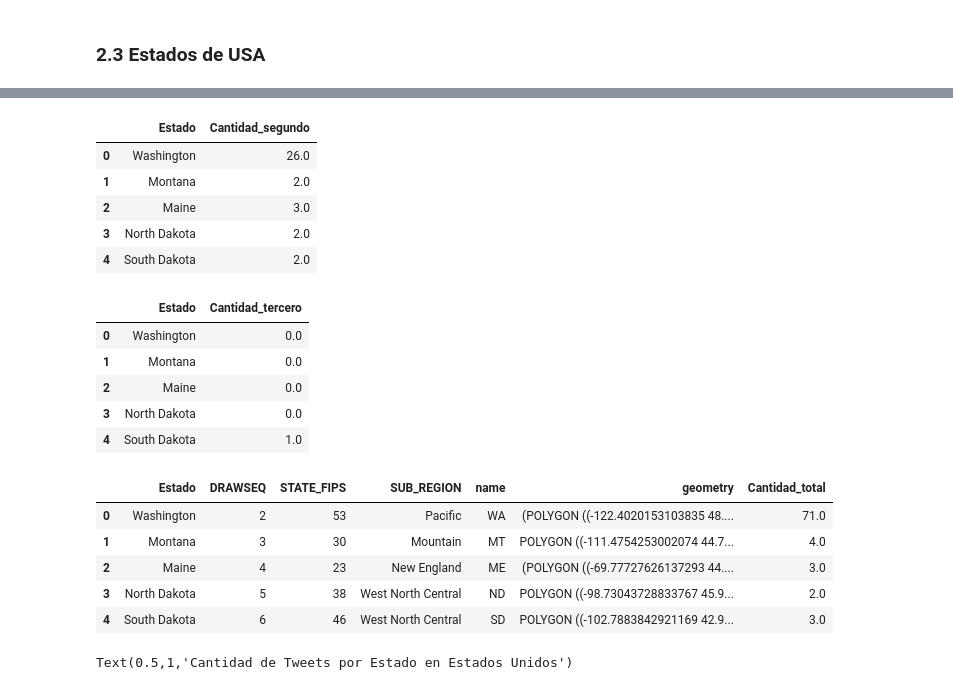
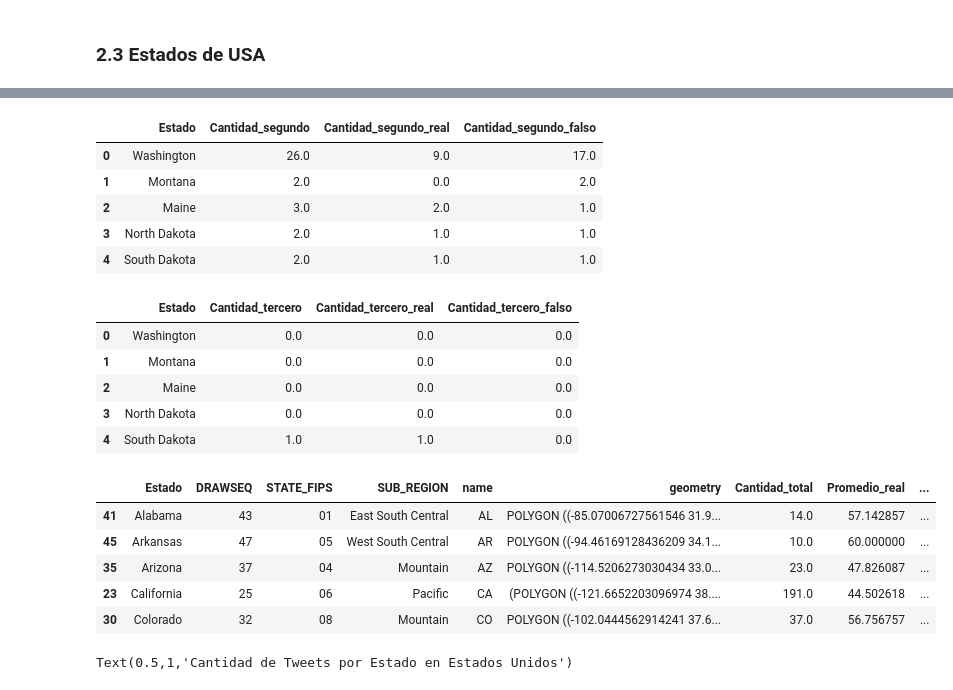
Before and after one commit to SergioCalvani/75.06-Datos-TP1-2020, a Jupyter notebook: Junto.ipynb, the cells around one changed output, grey strips where cells are left out. Cells and saved outputs as stored; diff of their text form; code cells hidden in the pictures.

```diff
--- a/Junto.ipynb
+++ b/Junto.ipynb
@@ -588,8 +588,10 @@ estados_primero.rename(columns={'STATE_NAME':'name'},inplace=True)
 cantidad_estados_primero=pd.merge(estados_primero,cantidad_primero,on='name',how='left')
 cantidad_estados_primero.rename(columns={'name':'Estado','STATE_ABBR':'name'},inplace=True)
 cantidad_estados_primero=pd.merge(cantidad_estados_primero,cantidad_primero,on='name',how='left')
-cantidad_estados_primero.fillna(value={'cantidad_x':0,'cantidad_y':0},inplace=True)
-cantidad_estados_primero['Cantidad_primero']=cantidad_estados_primero['cantidad_x']+cantidad_estados_primero['cantidad_y']
-cantidad_estados_primero.drop(columns={'cantidad_x','cantidad_y'},inplace=True)
+cantidad_estados_primero.fillna(value={'Cantidad_primero_x':0,'Cantidad_primero_y':0,'Cantidad_primero_real_x':0,'Cantidad_primero_real_y':0,'Cantidad_primero_falso_x':0,'Cantidad_primero_falso_y':0},inplace=True)
+cantidad_estados_primero['Cantidad_primero']=cantidad_estados_primero['Cantidad_primero_x']+cantidad_estados_primero['Cantidad_primero_y']
+cantidad_estados_primero['Cantidad_primero_real']=cantidad_estados_primero['Cantidad_primero_real_x']+cantidad_estados_primero['Cantidad_primero_real_y']
+cantidad_estados_primero['Cantidad_primero_falso']=cantidad_estados_primero['Cantidad_primero_falso_x']+cantidad_estados_primero['Cantidad_primero_falso_y']
+cantidad_estados_primero.drop(columns={'Cantidad_primero_x','Cantidad_primero_y','Cantidad_primero_real_x','Cantidad_primero_real_y','Cantidad_primero_falso_x','Cantidad_primero_falso_y'},inplace=True)
 cantidad_estados_primero.head()
 # %% [output]
@@ -605,47 +607,56 @@ estados_segundo.rename(columns={'STATE_NAME':'name'},inplace=True)
 cantidad_estados_segundo=pd.merge(estados_segundo,cantidad_segundo,on='name',how='left')
 cantidad_estados_segundo.rename(columns={'name':'Estado','STATE_ABBR':'name'},inplace=True)
 cantidad_estados_segundo=pd.merge(cantidad_estados_segundo,cantidad_segundo,on='name',how='left')
-cantidad_estados_segundo.fillna(value={'cantidad_x':0,'cantidad_y':0},inplace=True)
-cantidad_estados_segundo['Cantidad_segundo']=cantidad_estados_segundo['cantidad_x']+cantidad_estados_segundo['cantidad_y']
-cantidad_estados_segundo.drop(columns={'cantidad_x','cantidad_y'},inplace=True)
-cantidad_estados_segundo=cantidad_estados_segundo[['Estado','Cantidad_segundo']]
+cantidad_estados_segundo.fillna(value={'Cantidad_segundo_x':0,'Cantidad_segundo_y':0,'Cantidad_segundo_real_x':0,'Cantidad_segundo_real_y':0,'Cantidad_segundo_falso_x':0,'Cantidad_segundo_falso_y':0},inplace=True)
+cantidad_estados_segundo['Cantidad_segundo']=cantidad_estados_segundo['Cantidad_segundo_x']+cantidad_estados_segundo['Cantidad_segundo_y']
+cantidad_estados_segundo['Cantidad_segundo_real']=cantidad_estados_segundo['Cantidad_segundo_real_x']+cantidad_estados_segundo['Cantidad_segundo_real_y']
+cantidad_estados_segundo['Cantidad_segundo_falso']=cantidad_estados_segundo['Cantidad_segundo_falso_x']+cantidad_estados_segundo['Cantidad_segundo_falso_y']
+cantidad_estados_segundo.drop(columns={'Cantidad_segundo_x','Cantidad_segundo_y','Cantidad_segundo_real_x','Cantidad_segundo_real_y','Cantidad_segundo_falso_x','Cantidad_segundo_falso_y'},inplace=True)
+cantidad_estados_segundo=cantidad_estados_segundo[['Estado','Cantidad_segundo','Cantidad_segundo_real','Cantidad_segundo_falso']]
 cantidad_estados_segundo.head()
 # %% [output]
-|  | Estado | Cantidad_segundo |
-| 0 | Washington | 26.0 |
-| 1 | Montana | 2.0 |
-| 2 | Maine | 3.0 |
-| 3 | North Dakota | 2.0 |
-| 4 | South Dakota | 2.0 |
+|  | Estado | Cantidad_segundo | Cantidad_segundo_real | Cantidad_segundo_falso |
+| 0 | Washington | 26.0 | 9.0 | 17.0 |
+| 1 | Montana | 2.0 | 0.0 | 2.0 |
+| 2 | Maine | 3.0 | 2.0 | 1.0 |
+| 3 | North Dakota | 2.0 | 1.0 | 1.0 |
+| 4 | South Dakota | 2.0 | 1.0 | 1.0 |
 # %%
 estados_tercero=usa_estados.copy()
 estados_tercero.rename(columns={'STATE_NAME':'name'},inplace=True)
 cantidad_estados_tercero=pd.merge(estados_tercero,cantidad_tercero,on='name',how='left')
 cantidad_estados_tercero.rename(columns={'name':'Estado','STATE_ABBR':'name'},inplace=True)
 cantidad_estados_tercero=pd.merge(cantidad_estados_tercero,cantidad_tercero,on='name',how='left')
-cantidad_estados_tercero.fillna(value={'cantidad_x':0,'cantidad_y':0},inplace=True)
-cantidad_estados_tercero['Cantidad_tercero']=cantidad_estados_tercero['cantidad_x']+cantidad_estados_tercero['cantidad_y']
-cantidad_estados_tercero.drop(columns={'cantidad_x','cantidad_y'},inplace=True)
-cantidad_estados_tercero=cantidad_estados_tercero[['Estado','Cantidad_tercero']]
+cantidad_estados_tercero.fillna(value={'Cantidad_tercero_x':0,'Cantidad_tercero_y':0,'Cantidad_tercero_real_x':0,'Cantidad_tercero_real_y':0,'Cantidad_tercero_falso_x':0,'Cantidad_tercero_falso_y':0},inplace=True)
+cantidad_estados_tercero['Cantidad_tercero']=cantidad_estados_tercero['Cantidad_tercero_x']+cantidad_estados_tercero['Cantidad_tercero_y']
+cantidad_estados_tercero['Cantidad_tercero_real']=cantidad_estados_tercero['Cantidad_tercero_real_x']+cantidad_estados_tercero['Cantidad_tercero_real_y']
+cantidad_estados_tercero['Cantidad_tercero_falso']=cantidad_estados_tercero['Cantidad_tercero_falso_x']+cantidad_estados_tercero['Cantidad_tercero_falso_y']
+cantidad_estados_tercero.drop(columns={'Cantidad_tercero_x','Cantidad_tercero_y','Cantidad_tercero_real_x','Cantidad_tercero_real_y','Cantidad_tercero_falso_x','Cantidad_tercero_falso_y'},inplace=True)
+cantidad_estados_tercero=cantidad_estados_tercero[['Estado','Cantidad_tercero','Cantidad_tercero_real','Cantidad_tercero_falso']]
 cantidad_estados_tercero.head()
 # %% [output]
-|  | Estado | Cantidad_tercero |
-| 0 | Washington | 0.0 |
-| 1 | Montana | 0.0 |
-| 2 | Maine | 0.0 |
-| 3 | North Dakota | 0.0 |
-| 4 | South Dakota | 1.0 |
+|  | Estado | Cantidad_tercero | Cantidad_tercero_real | Cantidad_tercero_falso |
+| 0 | Washington | 0.0 | 0.0 | 0.0 |
+| 1 | Montana | 0.0 | 0.0 | 0.0 |
+| 2 | Maine | 0.0 | 0.0 | 0.0 |
+| 3 | North Dakota | 0.0 | 0.0 | 0.0 |
+| 4 | South Dakota | 1.0 | 1.0 | 0.0 |
 # %%
 cantidad_estados_total=pd.merge(cantidad_estados_primero,cantidad_estados_segundo,on='Estado',how='inner')
 cantidad_estados_total=pd.merge(cantidad_estados_total,cantidad_estados_tercero,on='Estado',how='inner')
 cantidad_estados_total['Cantidad_total']=cantidad_estados_total['Cantidad_primero']+cantidad_estados_total['Cantidad_segundo']+cantidad_estados_total['Cantidad_tercero']
-cantidad_estados_total.drop(columns={'Cantidad_primero','Cantidad_segundo','Cantidad_tercero'},inplace=True)
+cantidad_estados_total['Cantidad_real']=cantidad_estados_total['Cantidad_primero_real']+cantidad_estados_total['Cantidad_segundo_real']+cantidad_estados_total['Cantidad_tercero_real']
+cantidad_estados_total['Cantidad_falso']=cantidad_estados_total['Cantidad_primero_falso']+cantidad_estados_total['Cantidad_segundo_falso']+cantidad_estados_total['Cantidad_tercero_falso']
+cantidad_estados_total['Promedio_real']=(cantidad_estados_total['Cantidad_real']/cantidad_estados_total['Cantidad_total'])*100
+cantidad_estados_total['Promedio_falso']=(cantidad_estados_total['Cantidad_falso']/cantidad_estados_total['Cantidad_total'])*100
+cantidad_estados_total.drop(columns={'Cantidad_primero','Cantidad_segundo','Cantidad_tercero','Cantidad_primero_real','Cantidad_segundo_real','Cantidad_tercero_real','Cantidad_primero_falso','Cantidad_segundo_falso','Cantidad_tercero_falso','Cantidad_real','Cantidad_falso'},inplace=True)
+cantidad_estados_total.sort_values(by=['name'],inplace=True)
 cantidad_estados_total.head()
 # %% [output]
-|  | Estado | DRAWSEQ | STATE_FIPS | SUB_REGION | name | geometry | Cantidad_total |
-| 0 | Washington | 2 | 53 | Pacific | WA | (POLYGON ((-122.4020153103835 48.... | 71.0 |
-| 1 | Montana | 3 | 30 | Mountain | MT | POLYGON ((-111.4754253002074 44.7... | 4.0 |
-| 2 | Maine | 4 | 23 | New England | ME | (POLYGON ((-69.77727626137293 44.... | 3.0 |
-| 3 | North Dakota | 5 | 38 | West North Central | ND | POLYGON ((-98.73043728833767 45.9... | 2.0 |
-| 4 | South Dakota | 6 | 46 | West North Central | SD | POLYGON ((-102.7883842921169 42.9... | 3.0 |
+|  | Estado | DRAWSEQ | STATE_FIPS | SUB_REGION | name | geometry | Cantidad_total | Promedio_real | ... |
+| 41 | Alabama | 43 | 01 | East South Central | AL | POLYGON ((-85.07006727561546 31.9... | 14.0 | 57.142857 | ... |
+| 45 | Arkansas | 47 | 05 | West South Central | AR | POLYGON ((-94.46169128436209 34.1... | 10.0 | 60.000000 | ... |
+| 35 | Arizona | 37 | 04 | Mountain | AZ | POLYGON ((-114.5206273030434 33.0... | 23.0 | 47.826087 | ... |
+| 23 | California | 25 | 06 | Pacific | CA | (POLYGON ((-121.6652203096974 38.... | 191.0 | 44.502618 | ... |
+| 30 | Colorado | 32 | 08 | Mountain | CO | POLYGON ((-102.0444562914241 37.6... | 37.0 | 56.756757 | ... |
 # %%
```
Also changed, not shown: parts of 18 cells of this notebook.
